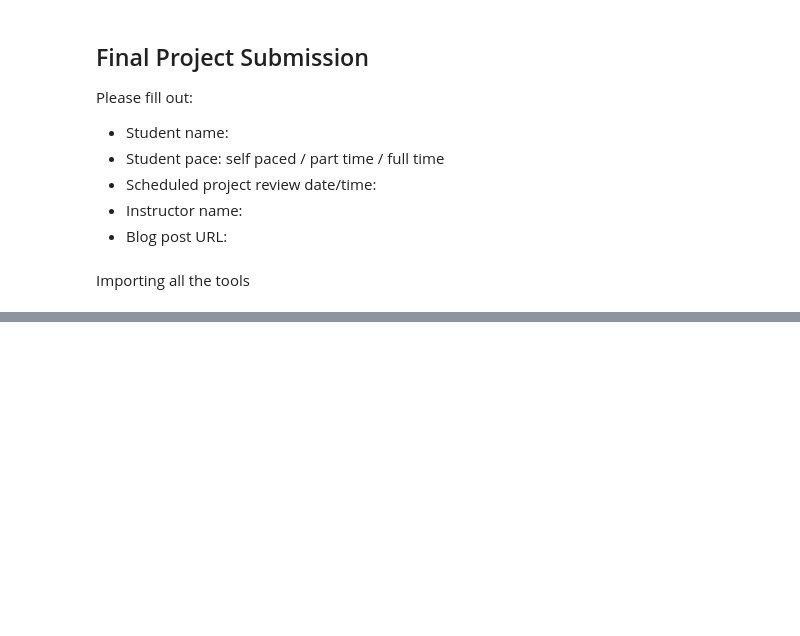
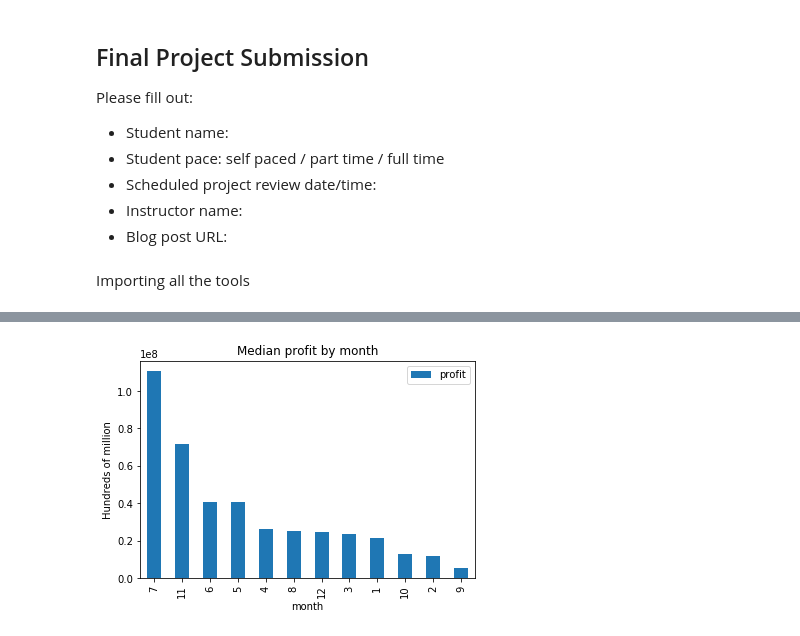
Before and after one commit to murra181/dsc-phase-1-project-online, a Jupyter notebook: student.ipynb, the cells around one changed output, grey strips where cells are left out. Drawn from its saved outputs; the diff is of its cells as text; code cells hidden in the pictures; blank space fills up the shorter version.

```diff
--- a/student.ipynb
+++ b/student.ipynb
@@ -174,0 +117,6 @@ gross_income_df[gross_income_df['title'].str.contains('Avengers')]
+# %%
+median_profit[['profit']].plot(kind='bar')
+plt.title('Median profit by month')
+plt.ylabel('Hundreds of million');
+# %% [output]
+[figure, added]
```
Also changed, not shown: parts of 80 cells of this notebook.
